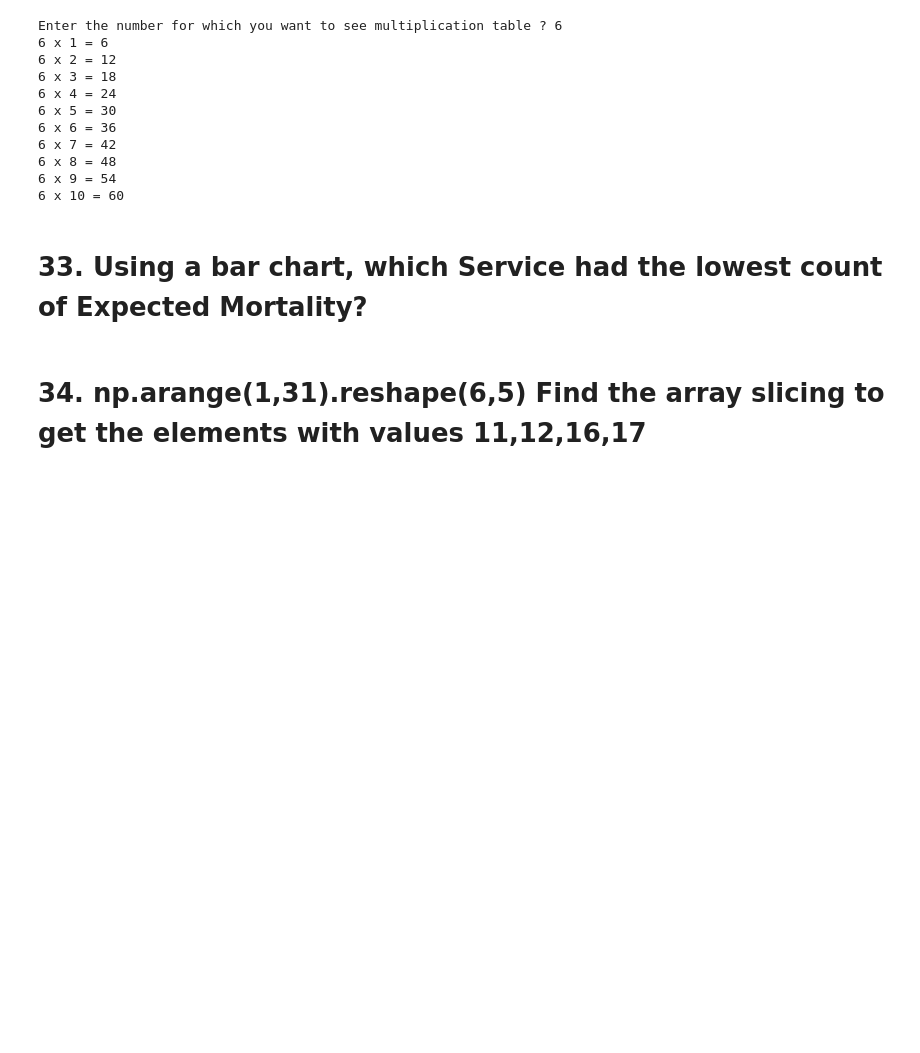
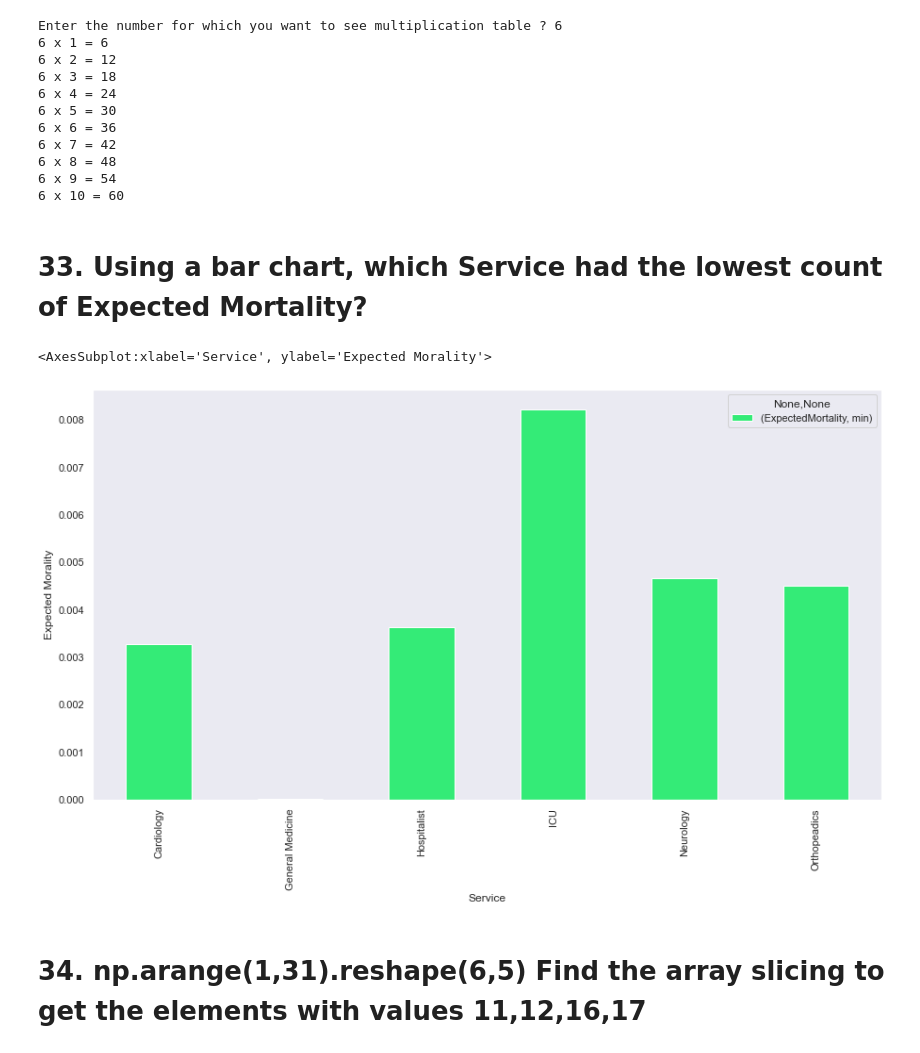
Before and after one commit to sharmaruchi02/Python_heckathon, a Jupyter notebook: Python_Hackathon_DataNinjas.ipynb, the cells around one changed output. Cells and saved outputs as stored; diff of their text form; code cells hidden in the pictures; blank space fills up the shorter version.

```diff
--- a/Python_Hackathon_DataNinjas.ipynb
+++ b/Python_Hackathon_DataNinjas.ipynb
@@ -269,6 +341,11 @@ Enter the number for which you want to see multiplication table ? 6
 6 x 10 = 60
 # %% [markdown]
 # 33. Using a bar chart, which Service had the lowest count of Expected Mortality?
+# %%
+dfreadm.groupby(['Service'])[['ExpectedMortality']].agg(['min']).plot(kind='bar',ylabel='Expected Morality',grid = False, color ='#34eb77')
+# %% [output]
+<AxesSubplot:xlabel='Service', ylabel='Expected Morality'>
+[figure, added]
 # %% [markdown]
 # 34. np.arange(1,31).reshape(6,5) Find the array slicing to get the elements with values 11,12,16,17
 # %% [markdown]
```
Also changed, not shown: parts of 24 cells of this notebook.
